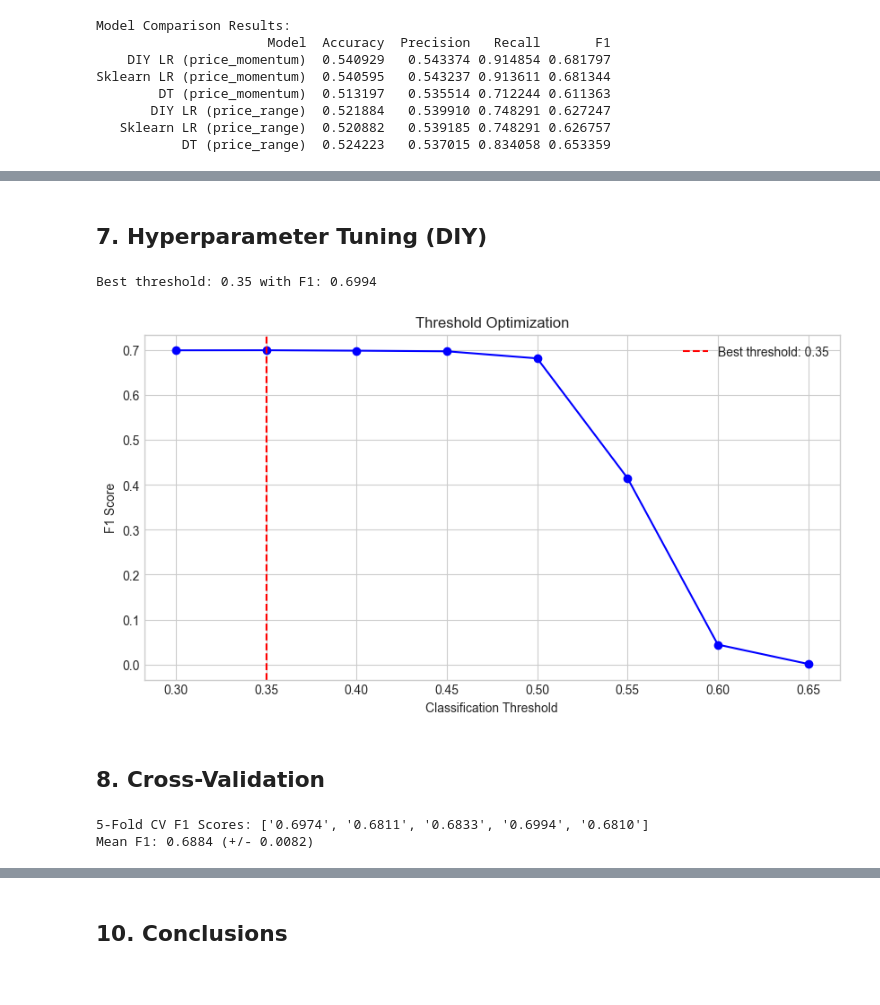
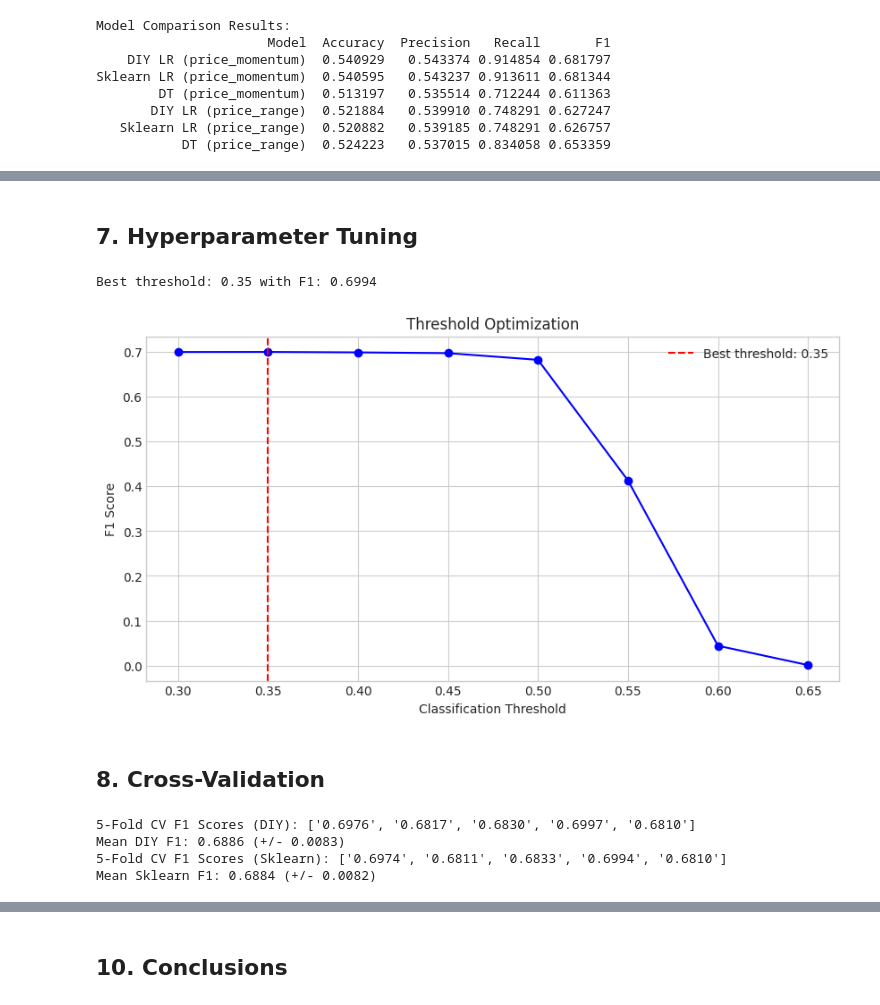
Before and after one commit to sirzif/penkt-da, a Jupyter notebook: task3_classification.ipynb, the cells around one changed output, grey strips where cells are left out. Saved outputs shown, nothing was run; the diff lists cells and outputs as text; code cells hidden in the pictures.

```diff
--- a/task3_classification.ipynb
+++ b/task3_classification.ipynb
@@ -258,28 +266,28 @@ weighted avg       0.53      0.54      0.45      2993
 # %% [markdown]
-## 7. Hyperparameter Tuning (DIY)
+## 7. Hyperparameter Tuning
 # %%
 thresholds = np.arange(0.3, 0.7, 0.05)
 f1_scores = []
 
 for threshold in thresholds:
-    y_pred_thresh = (lr_diy.predict_proba(X_test_scaled)[:, 1] >= threshold).astype(int)
+    y_pred_thresh = (lr_diy.predict_proba(X_test_scaled) >= threshold).astype(int)
     f1_scores.append(f1_score(y_test, y_pred_thresh))
 
 best_threshold = thresholds[np.argmax(f1_scores)]
 best_f1 = max(f1_scores)
 print(f"Best threshold: {best_threshold:.2f} with F1: {best_f1:.4f}")
 
 plt.figure(figsize=(10, 5))
 plt.plot(thresholds, f1_scores, 'b-o')
 plt.axvline(x=best_threshold, color='r', linestyle='--', label=f'Best threshold: {best_threshold:.2f}')
 plt.xlabel('Classification Threshold')
 plt.ylabel('F1 Score')
 plt.title('Threshold Optimization')
 plt.legend()
 plt.show()
 # %% [output]
 Best threshold: 0.35 with F1: 0.6994
-[figure, old version]
+[figure, new version]
 # %% [markdown]
 ## 8. Cross-Validation
 # %%
@@ -305,7 +313,7 @@ for fold, (train_idx, test_idx) in enumerate(kf.split(X)):
     cv_scores_diy.append(f1_score(y_test, y_pred_diy))
 
 
-print(f"5-Fold CV F1 Scores (DIY): {[f\'{s:.4f}\' for s in cv_scores_diy]}")
+print(f"5-Fold CV F1 Scores (DIY): {[f'{s:.4f}' for s in cv_scores_diy]}")
 print(f"Mean DIY F1: {np.mean(cv_scores_diy):.4f} (+/- {np.std(cv_scores_diy):.4f})")
 
 # sklearn comparison
@@ -323,9 +331,11 @@ for fold, (train_idx, test_idx) in enumerate(kf.split(X)):
     y_pred_sk = lr_sklearn.predict(X_test_scaled)
     cv_scores_sk.append(f1_score(y_test, y_pred_sk))
 
-print(f"5-Fold CV F1 Scores (Sklearn): {[f\'{s:.4f}\' for s in cv_scores_sk]}")
+print(f"5-Fold CV F1 Scores (Sklearn): {[f'{s:.4f}' for s in cv_scores_sk]}")
 print(f"Mean Sklearn F1: {np.mean(cv_scores_sk):.4f} (+/- {np.std(cv_scores_sk):.4f})")
 # %% [output]
-5-Fold CV F1 Scores: ['0.6974', '0.6811', '0.6833', '0.6994', '0.6810']
-Mean F1: 0.6884 (+/- 0.0082)
+5-Fold CV F1 Scores (DIY): ['0.6976', '0.6817', '0.6830', '0.6997', '0.6810']
+Mean DIY F1: 0.6886 (+/- 0.0083)
+5-Fold CV F1 Scores (Sklearn): ['0.6974', '0.6811', '0.6833', '0.6994', '0.6810']
+Mean Sklearn F1: 0.6884 (+/- 0.0082)
 # %% [markdown]
```
Also changed, not shown: parts of 8 cells of this notebook, 2 other files.
